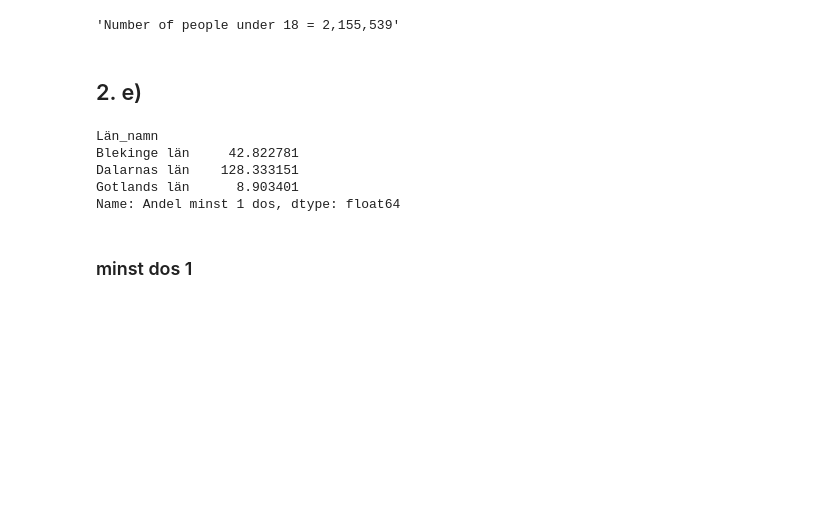
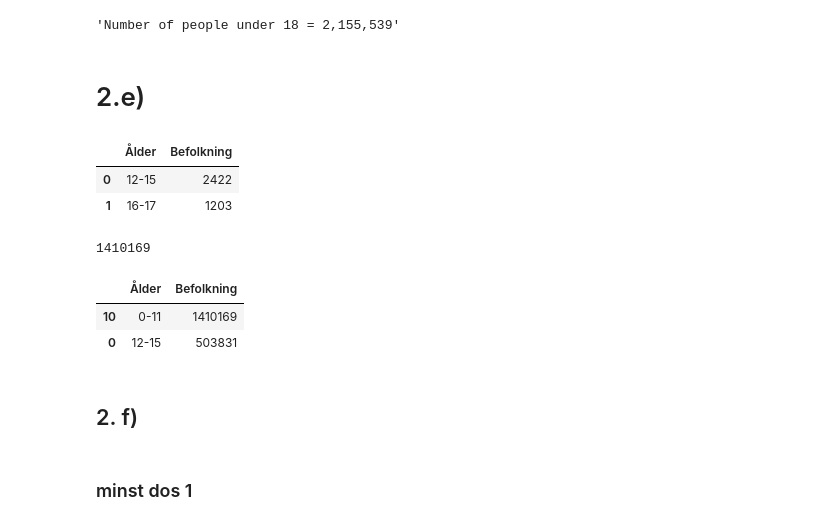
Before and after one commit to CyrilleKolle/Labb_databehandling, a Jupyter notebook: Code/exercise_2.ipynb, the cells around one changed output. Drawn from its saved outputs; the diff is of its cells as text; code cells hidden in the pictures; blank space fills up the shorter version.

```diff
--- a/Code/exercise_2.ipynb
+++ b/Code/exercise_2.ipynb
@@ -104,13 +99,17 @@ f'Number of people under 18 = {under_18:,}'
 # %% [output]
 'Number of people under 18 = 2,155,539'
 # %% [markdown]
-## 2. e)
+# 2.e)
-# %%
-dos_1 = vaccinerade_kommun_och_ålder.groupby('Län_namn')['Andel minst 1 dos'].sum()
-dos_1.head(3)
-# %% [output]
-Län_namn
-Blekinge län     42.822781
-Dalarnas län    128.333151
-Gotlands län      8.903401
-Name: Andel minst 1 dos, dtype: float64
+# %%
+
+vaccinerade_kommun = pd.read_excel(xls, 'Vaccinerade kommun och ålder')
+
+# The filter function will return just the columns that i need for the plot
+
+age_distribution = vaccinerade_kommun.filter(['Ålder','Befolkning'])
+
+age_distribution.head(2)
+# %% [output]
+|  | Ålder | Befolkning |
+| 0 | 12-15 | 2422 |
+| 1 | 16-17 | 1203 |
@@ -116,0 +121,7 @@ Name: Andel minst 1 dos, dtype: float64
+# %%
+# Since under 12 year olds arent represented in the data, under_12 is just total population minus the population represented in the data
+over_12 = age_distribution['Befolkning'].sum()
+under_12 = total_population - over_12
+under_12
+# %% [output]
+1410169
@@ -116,0 +131,7 @@ Name: Andel minst 1 dos, dtype: float64
+# %%
+age_distribution_sorted = age_distribution.sort_values(by='Ålder')
+age_distribution_sorted.head(2)
+# %% [output]
+|  | Ålder | Befolkning |
+| 10 | 0-11 | 1410169 |
+| 0 | 12-15 | 503831 |
@@ -117,3 +144,5 @@ Name: Andel minst 1 dos, dtype: float64
+# %% [markdown]
+## 2. f)
 # %% [markdown]
 ### minst dos 1
 # %%
```
Also changed, not shown: parts of 18 cells of this notebook.
